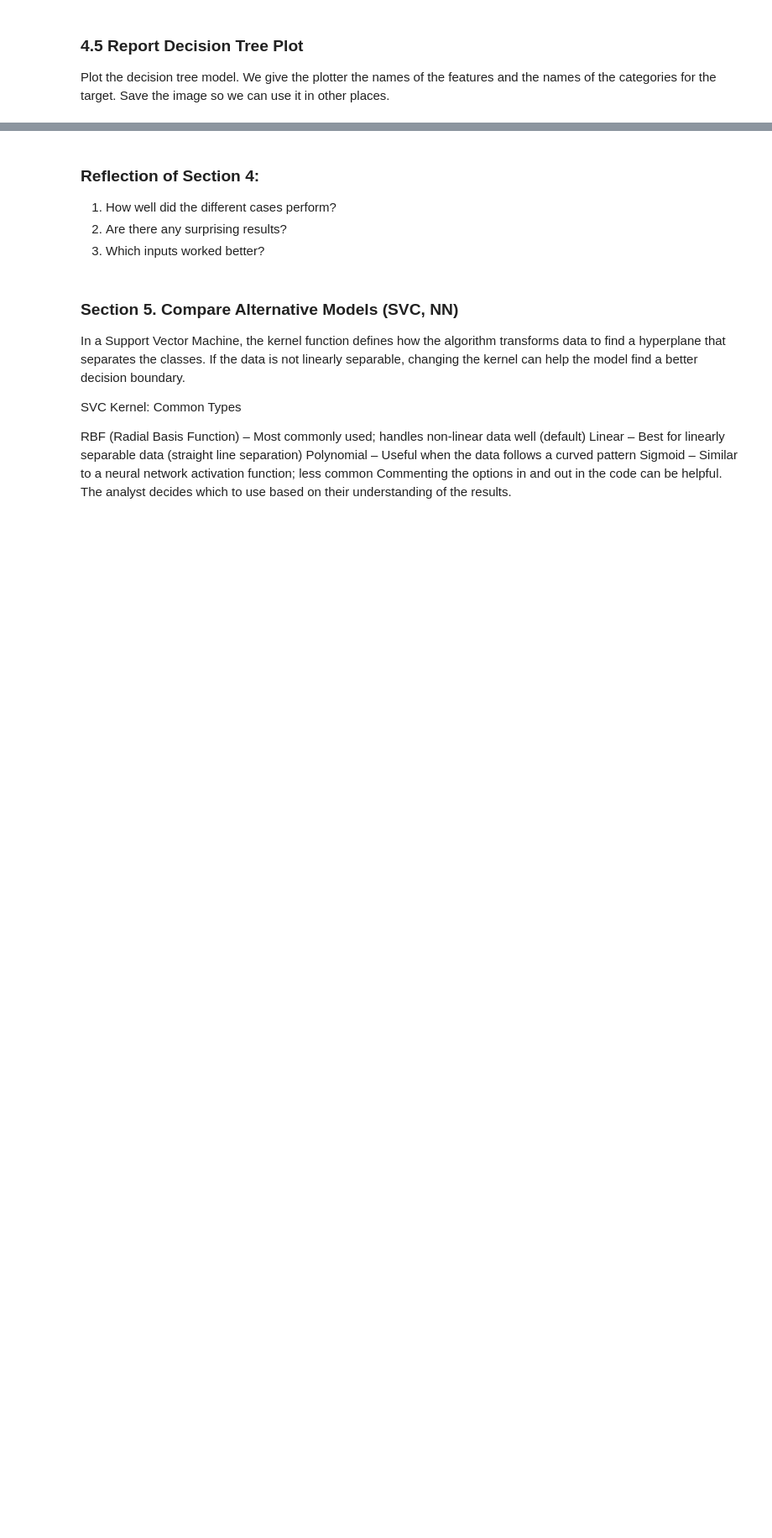
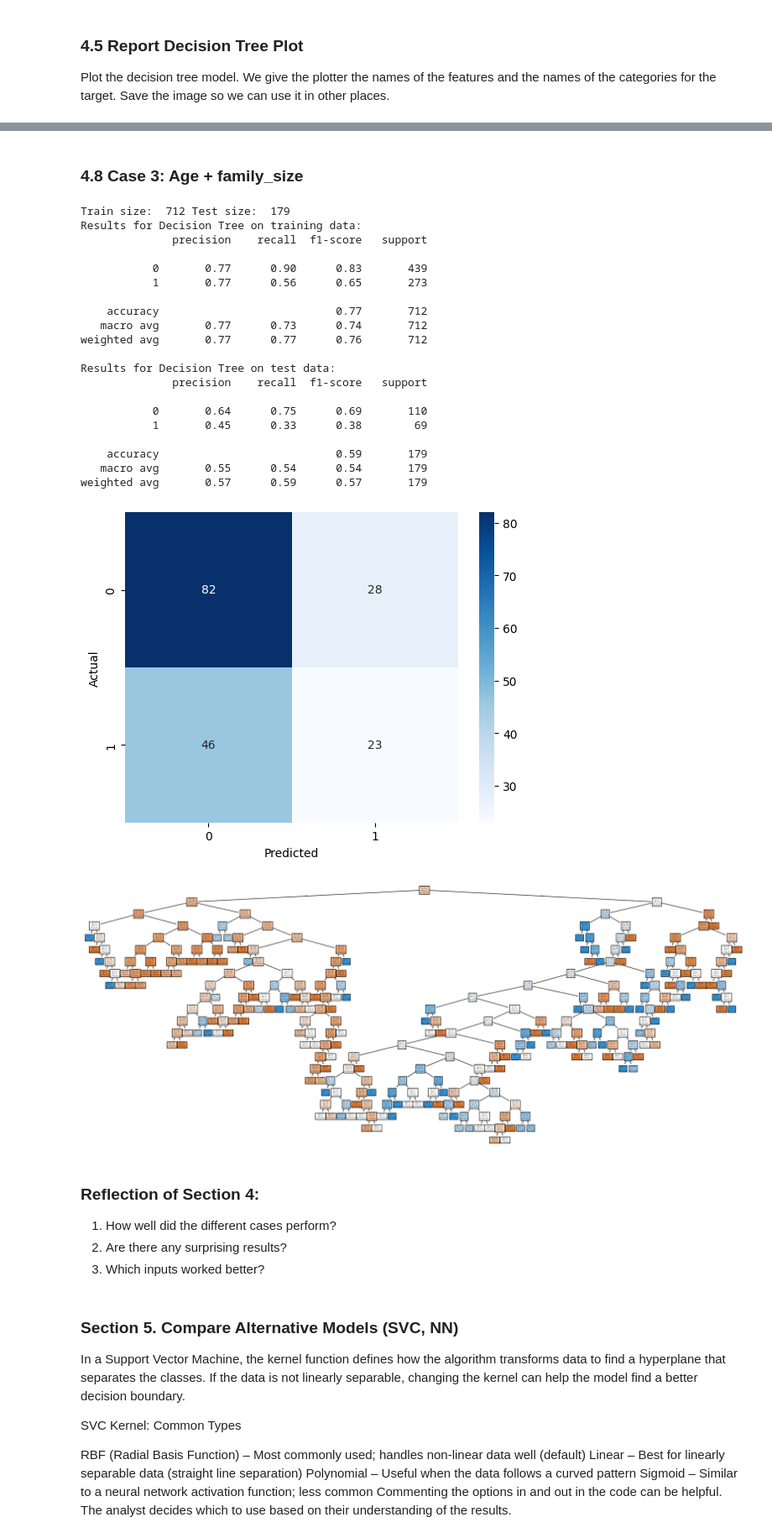
Before and after one commit to dfintel25/applied-ml-derekfintel, a Jupyter notebook: lab03/ml03_derekfintel.ipynb, the cells around one changed output, grey strips where cells are left out. Shown at 84% size. Drawn from its saved outputs; the diff is of its cells as text; code cells hidden in the pictures; blank space fills up the shorter version.

```diff
--- a/lab03/ml03_derekfintel.ipynb
+++ b/lab03/ml03_derekfintel.ipynb
@@ -237,3 +375,69 @@ For each different case, redefine the input features in Section 3 (comment out t
+# %% [markdown]
+### 4.8 Case 3: Age + family_size
+# %%
+# Case 3: age + family_size (or your choice)
+X = titanic[['age', 'family_size']]
+y = titanic['survived']
+
+# Split the data into training and testing sets
+splitter = StratifiedShuffleSplit(n_splits=1, test_size=0.2, random_state=123)
+for train_indices, test_indices in splitter.split(X, y):
+    X_train = X.iloc[train_indices]
+    X_test = X.iloc[test_indices]
+    y_train = y.iloc[train_indices]
+    y_test = y.iloc[test_indices]
+
+print('Train size: ', len(X_train), 'Test size: ', len(X_test))
+
+# Create and train a Decision Tree model
+tree_model = DecisionTreeClassifier()
+tree_model.fit(X_train, y_train)
+
+# Evaluate the model on training data
+y_pred = tree_model.predict(X_train)
+print("Results for Decision Tree on training data:")
+print(classification_report(y_train, y_pred))
+
+# Evaluate the model on test data
+y_test_pred = tree_model.predict(X_test)
+print("Results for Decision Tree on test data:")
+print(classification_report(y_test, y_test_pred))
+
+# Confusion matrix visualization
+cm = confusion_matrix(y_test, y_test_pred)
+sns.heatmap(cm, annot=True, cmap='Blues')
+plt.xlabel('Predicted')
+plt.ylabel('Actual')
+plt.show()
+
+# Plot the decision tree
+fig = plt.figure(figsize=(25,10))
+plot_tree(tree_model, feature_names=X.columns, class_names=['Not Survived', 'Survived'], filled=True)
+plt.show()
+fig.savefig("decision_tree_titanic.png")
+# %% [output]
+Train size:  712 Test size:  179
+Results for Decision Tree on training data:
+              precision    recall  f1-score   support
+
+           0       0.77      0.90      0.83       439
+           1       0.77      0.56      0.65       273
+
+    accuracy                           0.77       712
+   macro avg       0.77      0.73      0.74       712
+weighted avg       0.77      0.77      0.76       712
+
+Results for Decision Tree on test data:
+              precision    recall  f1-score   support
+
+           0       0.64      0.75      0.69       110
+           1       0.45      0.33      0.38        69
+
+    accuracy                           0.59       179
+   macro avg       0.55      0.54      0.54       179
+weighted avg       0.57      0.59      0.57       179
+[figure, added]
+[figure, added]
 # %% [markdown]
 ### Reflection of Section 4:
 
```
Also changed, not shown: parts of 22 cells of this notebook, 1 other file.
